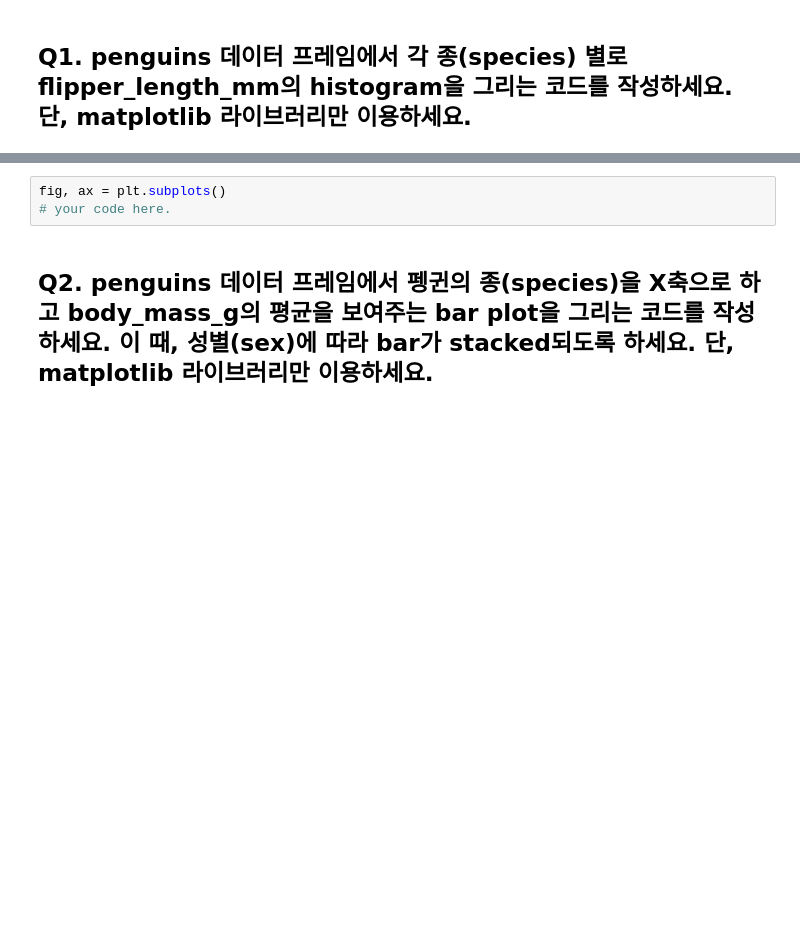
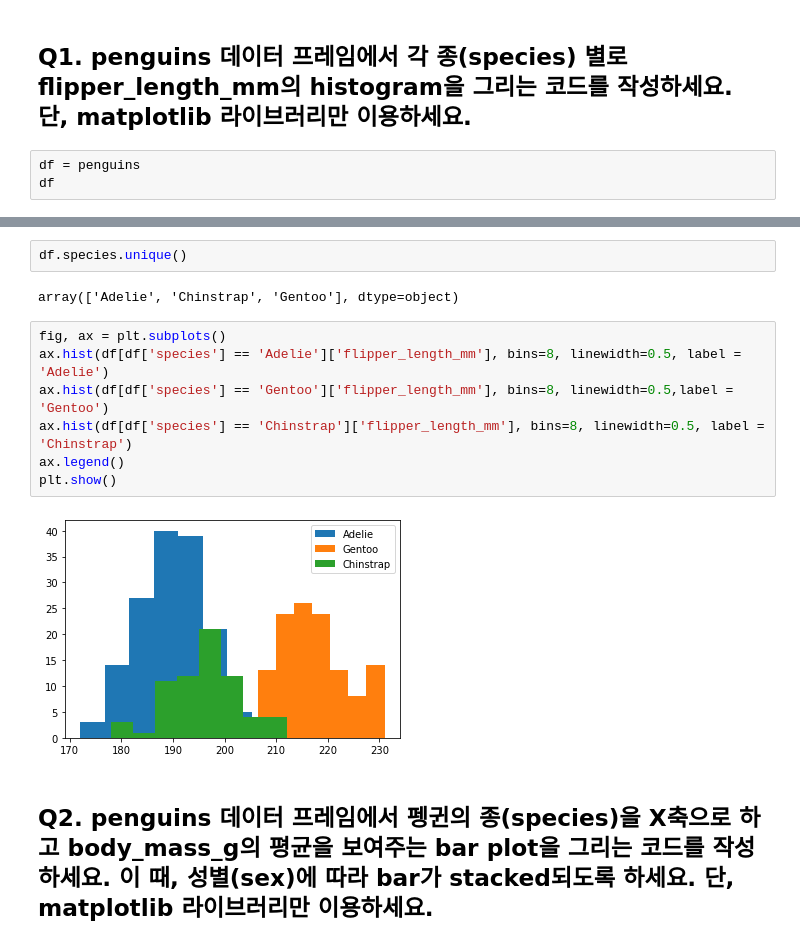
Before and after one commit to SophieShin/CLA3109_class, a Jupyter notebook: week10/homework#6.ipynb, the cells around one changed output, grey strips where cells are left out. Drawn from its saved outputs; the diff is of its cells as text; blank space fills up the shorter version.

```diff
--- a/week10/homework#6.ipynb
+++ b/week10/homework#6.ipynb
@@ -8,3 +9,6 @@ import matplotlib.pyplot as plt
 penguins = sns.load_dataset('penguins')
 # %% [markdown]
 ## Q1. penguins 데이터 프레임에서 각 종(species) 별로 flipper_length_mm의 histogram을 그리는 코드를 작성하세요. 단, matplotlib 라이브러리만 이용하세요.
+# %%
+df = penguins
+df
@@ -11,5 +29,15 @@ penguins = sns.load_dataset('penguins')
+# %%
+df.species.unique()
+# %% [output]
+array(['Adelie', 'Chinstrap', 'Gentoo'], dtype=object)
 # %%
 fig, ax = plt.subplots()
-# your code here.
+ax.hist(df[df['species'] == 'Adelie']['flipper_length_mm'], bins=8, linewidth=0.5, label = 'Adelie')
+ax.hist(df[df['species'] == 'Gentoo']['flipper_length_mm'], bins=8, linewidth=0.5,label = 'Gentoo')
+ax.hist(df[df['species'] == 'Chinstrap']['flipper_length_mm'], bins=8, linewidth=0.5, label = 'Chinstrap')
+ax.legend()
+plt.show()
+# %% [output]
+[figure, added]
 # %% [markdown]
 ## Q2. penguins 데이터 프레임에서 펭귄의 종(species)을 X축으로 하고 body_mass_g의 평균을 보여주는 bar plot을 그리는 코드를 작성하세요. 이 때, 성별(sex)에 따라 bar가 stacked되도록 하세요. 단, matplotlib 라이브러리만 이용하세요.
```
Also changed, not shown: parts of 9 cells of this notebook, 1 other file.
